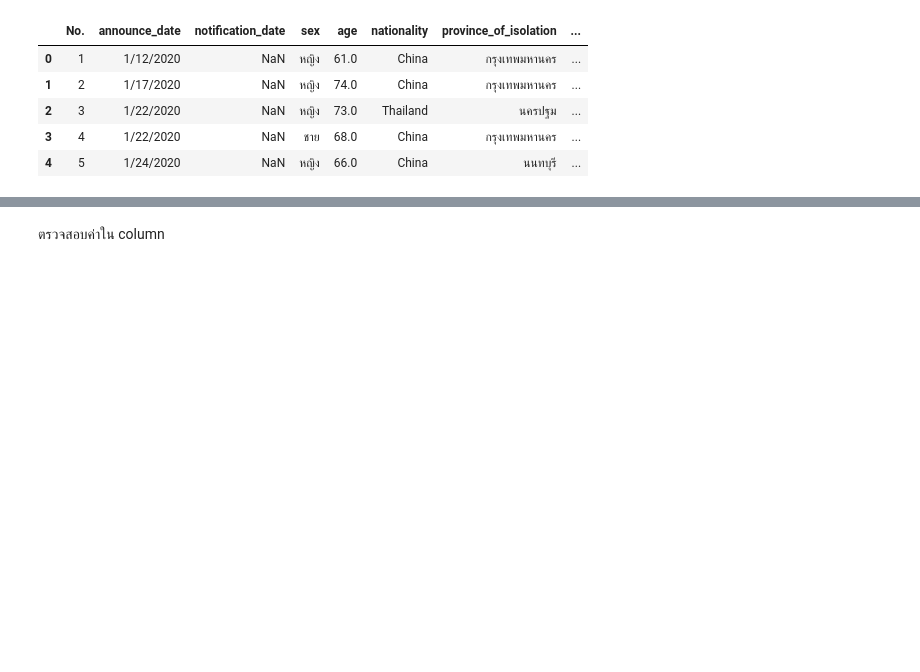
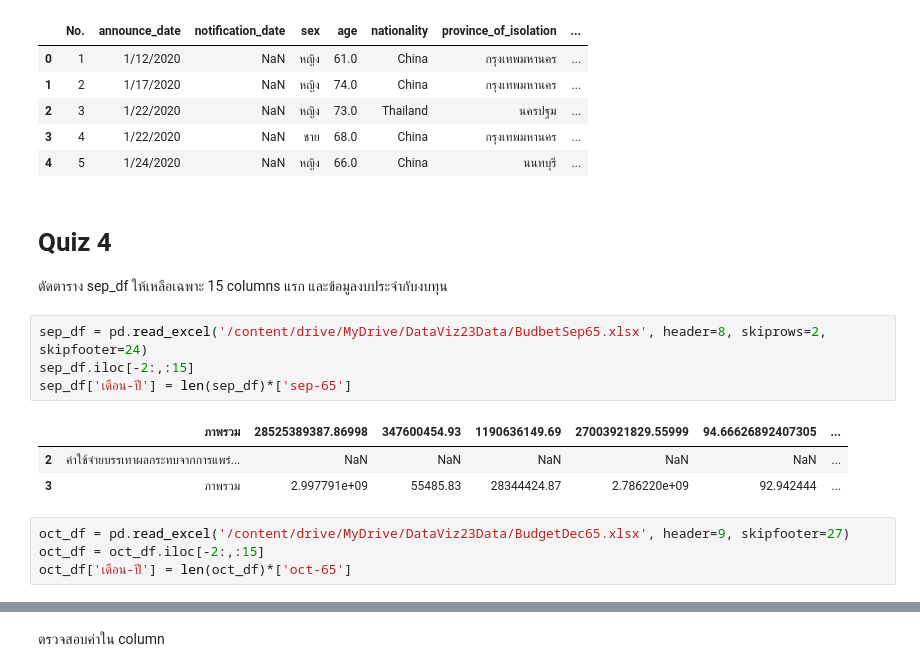
Before and after one commit to Ratchanontt/python_dataviz2023, a Jupyter notebook: Pandas102.ipynb, the cells around one changed output, grey strips where cells are left out. Cells and saved outputs as stored; diff of their text form; blank space fills up the shorter version.

Commit message:
Quiz4 เฉลย

```diff
--- a/Pandas102.ipynb
+++ b/Pandas102.ipynb
@@ -34,3 +21,18 @@ data_df.head() # ดูหัวตารางเเถวบน
 | 2 | 3 | 1/22/2020 | NaN | หญิง | 73.0 | Thailand | นครปฐม | ... |
 | 3 | 4 | 1/22/2020 | NaN | ชาย | 68.0 | China | กรุงเทพมหานคร | ... |
 | 4 | 5 | 1/24/2020 | NaN | หญิง | 66.0 | China | นนทบุรี | ... |
+# %% [markdown]
+# Quiz 4
+ตัดตาราง sep_df ให้เหลือเฉพาะ  15 columns แรก และข้อมูลงบประจำกับงบทุน
+# %%
+sep_df = pd.read_excel('/content/drive/MyDrive/DataViz23Data/BudbetSep65.xlsx', header=8, skiprows=2, skipfooter=24)
+sep_df.iloc[-2:,:15]
+sep_df['เดือน-ปี'] = len(sep_df)*['sep-65']
+# %% [output]
+|  | ภาพรวม | 28525389387.86998 | 347600454.93 | 1190636149.69 | 27003921829.55999 | 94.66626892407305 | ... |
+| 2 | ค่าใช้จ่ายบรรเทาผลกระทบจากการแพร่... | NaN | NaN | NaN | NaN | NaN | ... |
+| 3 | ภาพรวม | 2.997791e+09 | 55485.83 | 28344424.87 | 2.786220e+09 | 92.942444 | ... |
+# %%
+oct_df = pd.read_excel('/content/drive/MyDrive/DataViz23Data/BudgetDec65.xlsx', header=9, skipfooter=27)
+oct_df = oct_df.iloc[-2:,:15]
+oct_df['เดือน-ปี'] = len(oct_df)*['oct-65']
```
Also changed, not shown: parts of 4 cells of this notebook.
